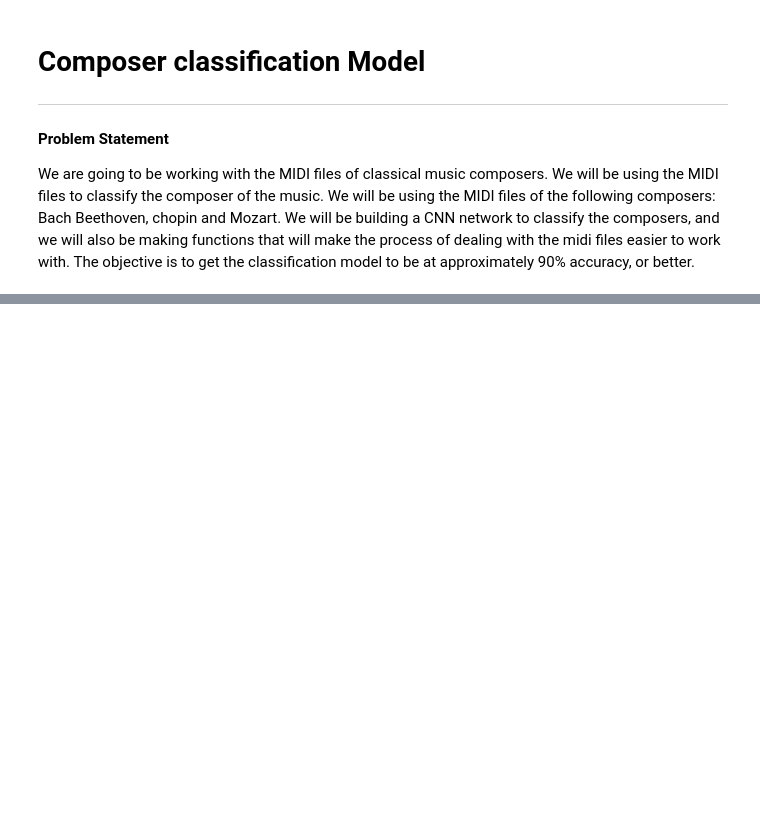
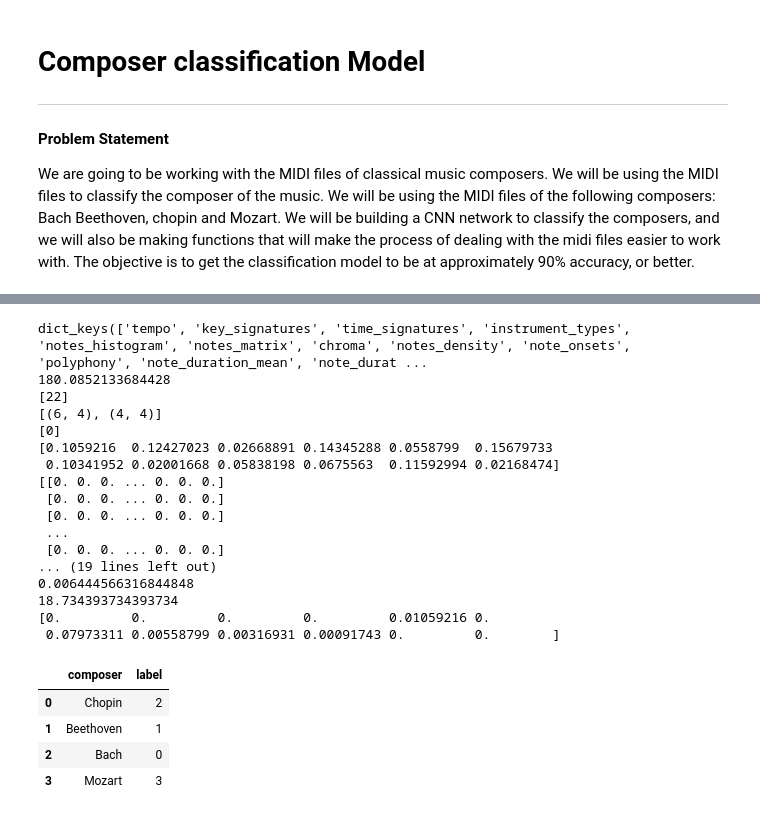
Before and after one commit to parchrist/aai-511_group1, a Jupyter notebook: pchristenson_notebook.ipynb, the cells around one changed output, grey strips where cells are left out. Saved outputs shown, nothing was run; the diff lists cells and outputs as text; code cells hidden in the pictures; blank space fills up the shorter version.

```diff
--- a/pchristenson_notebook.ipynb
+++ b/pchristenson_notebook.ipynb
@@ -177,0 +51,19 @@ model = progressive_training(X_train, y_train, X_test, y_test)
+# %%
+# function to calculate rhythmic features
+def calculate_rhythmic_features(midi_data):
+    inter_onset_intervals = []
+    onsets = sorted(note.start for instr in midi_data.instruments for note in instr.notes)
+    for i in range(1, len(onsets)):
+        inter_onset_intervals.append(onsets[i] - onsets[i-1])
+
+    rhythmic_density = len(onsets) / midi_data.get_end_time() if midi_data.get_end_time() > 0 else 0
+    mean_ioi = np.mean(inter_onset_intervals) if inter_onset_intervals else 0
+    var_ioi = np.var(inter_onset_intervals) if inter_onset_intervals else 0
+
+    return mean_ioi, var_ioi, rhythmic_density
+# %%
+# velocity histogram
+def calculate_velocity_histogram(midi_data):
+    velocities = [note.velocity for instr in midi_data.instruments for note in instr.notes]
+    histogram, _ = np.histogram(velocities, bins=range(0, 128, 10), density=True)
+    return histogram
@@ -177,0 +185,59 @@ model = progressive_training(X_train, y_train, X_test, y_test)
+# %%
+# pulling out just one file's data to see what the features look like and print the labels to a test data frame
+
+composer = 'Chopin'
+composer_folder = os.path.join(main_dir, composer)
+file = os.listdir(composer_folder)[0]
+file_path = os.path.join(composer_folder, file)
+features, _ = extract_features(file_path)
+
+print(features.keys())
+print(features['tempo'])
+print(features['key_signatures'])
+print(features['time_signatures'])
+print(features['instrument_types'])
+print(features['notes_histogram'])
+print(features['notes_matrix'])
+print(features['chroma'])
+print(features['notes_density'])
+print(features['note_onsets'])
+print(features['polyphony'])
+print(features['note_duration_mean'])
+print(features['note_duration_variance'])
+print(features['velocity_mean'])
+print(features['velocity_variance'])
+print(features['pitch_bend_mean'])
+print(features['pitch_bend_variance'])
+print(features['mean_ioi'])
+print(features['var_ioi'])
+print(features['rhythmic_density'])
+print(features['velocity_histogram'])
+
+# creating a test data frame to see the labels
+test_data = pd.DataFrame()
+test_data['composer'] = composers
+test_data['label'] = LabelEncoder().fit_transform(composers)
+test_data
+# %% [output]
+dict_keys(['tempo', 'key_signatures', 'time_signatures', 'instrument_types', 'notes_histogram', 'notes_matrix', 'chroma', 'notes_density', 'note_onsets', 'polyphony', 'note_duration_mean', 'note_durat ...
+180.0852133684428
+[22]
+[(6, 4), (4, 4)]
+[0]
+[0.1059216  0.12427023 0.02668891 0.14345288 0.0558799  0.15679733
+ 0.10341952 0.02001668 0.05838198 0.0675563  0.11592994 0.02168474]
+[[0. 0. 0. ... 0. 0. 0.]
+ [0. 0. 0. ... 0. 0. 0.]
+ [0. 0. 0. ... 0. 0. 0.]
+ ...
+ [0. 0. 0. ... 0. 0. 0.]
+... (19 lines left out)
+0.006444566316844848
+18.734393734393734
+[0.         0.         0.         0.         0.01059216 0.
+ 0.07973311 0.00558799 0.00316931 0.00091743 0.         0.        ]
+|  | composer | label |
+| 0 | Chopin | 2 |
+| 1 | Beethoven | 1 |
+| 2 | Bach | 0 |
+| 3 | Mozart | 3 |
```
Also changed, not shown: parts of 76 cells of this notebook, 9 other files.
